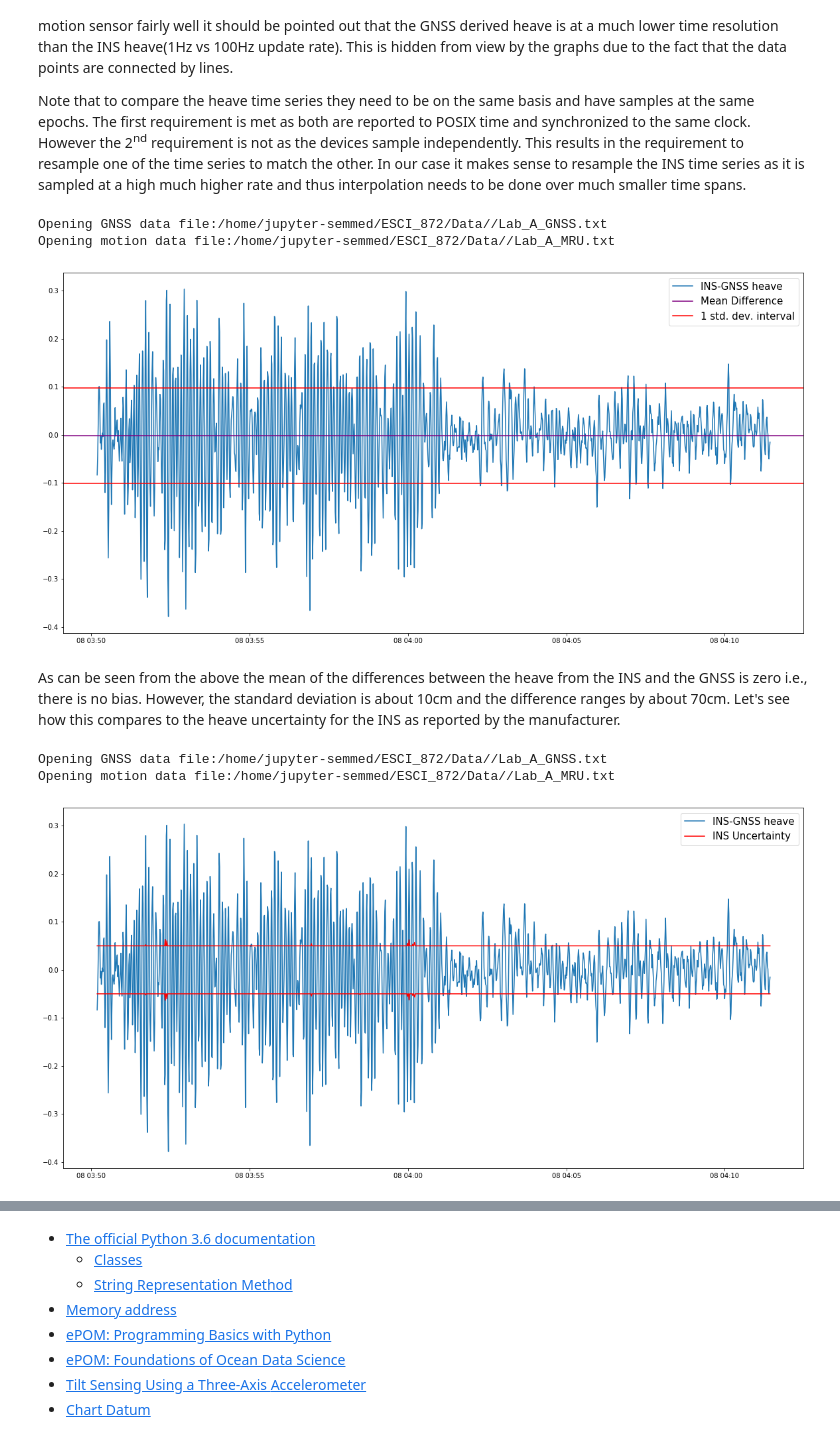
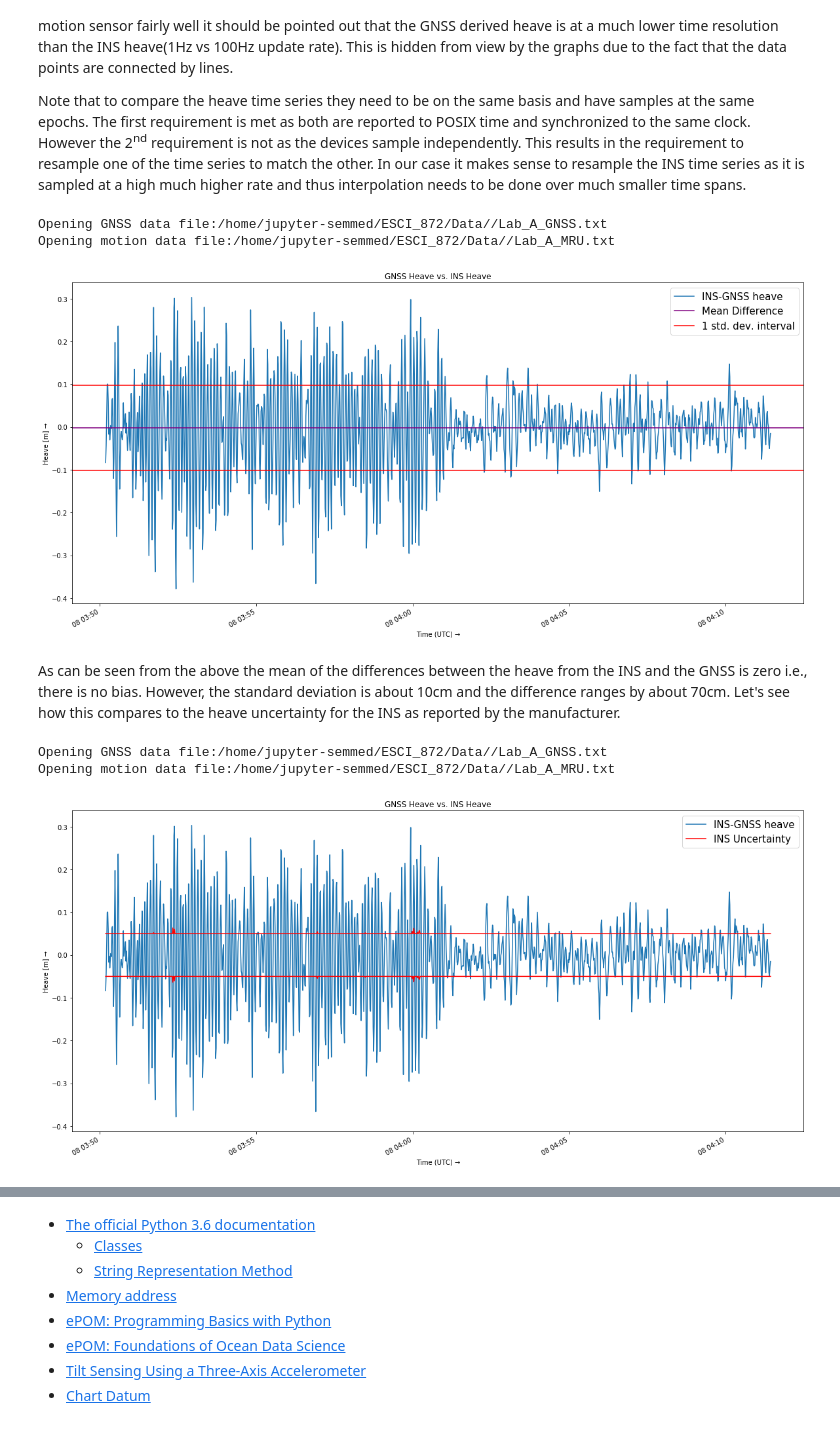
Before and after one commit to semmed/ESCI872_Public, a Jupyter notebook: Lab8_0.ipynb, the cells around one changed output, grey strips where cells are left out. Cells and saved outputs as stored; diff of their text form; code cells hidden in the pictures.

```diff
--- a/Lab8_0.ipynb
+++ b/Lab8_0.ipynb
@@ -458,34 +503,38 @@ running_mean = np.convolve(positions.heights,running_mean_kernel,mode='same')
 # Determine the number of samples to ignore in the filtering
 ignore_samples = n_window//2
 
 # Determine the heave by high pass filtering the data aka, subtracting the
 # low pass filtered data from the raw data.
 heave_gns = positions.heights - running_mean
 
 # Determine the heave from the INS at the same epochs by resampling
 
 gps_times = np.array([e.timestamp() for e in positions.times])
 ins_times = np.array([e.timestamp() for e in motions.times])
 
 ins_heave = np.interp(gps_times, ins_times, motions.heave)
 
 
 fig = plt.figure(figsize=(20, 10))
 ax1 = plt.subplot(1,1,1)
 ax1.plot(positions.times[ignore_samples_2:-ignore_samples_2-1],
          ins_heave[ignore_samples_2:-ignore_samples_2-1]+heave[ignore_samples_2:-ignore_samples_2-1], label = "INS-GNSS heave")
 
 mean = np.mean(ins_heave[ignore_samples_2:-ignore_samples_2-1]+heave[ignore_samples_2:-ignore_samples_2-1])
 stdev = np.std(ins_heave[ignore_samples_2:-ignore_samples_2-1]+heave[ignore_samples_2:-ignore_samples_2-1])
 ax1.axhline(mean,color='purple', label = 'Mean Difference')
 ax1.axhline(mean+stdev,color='red', label = '1 std. dev. interval')
 ax1.axhline(mean-stdev,color='red')
 ax1.legend(fontsize = 15)
+plt.title('GNSS Heave vs. INS Heave')
+ax1.set_ylabel('Heave [m] →')
+ax1.set_xlabel('Time ('+positions.metadata['time_basis']+') →')
+plt.gcf().autofmt_xdate()
 plt.show()
 # %% [output]
 Opening GNSS data file:/home/jupyter-semmed/ESCI_872/Data//Lab_A_GNSS.txt
 Opening motion data file:/home/jupyter-semmed/ESCI_872/Data//Lab_A_MRU.txt
-[figure, old version]
+[figure, new version]
 # %% [markdown]
 As can be seen from the above the mean of the differences between the heave from the INS and the GNSS is zero i.e., there is no bias. However, the standard deviation is about 10cm and the difference ranges by about 70cm. Let's see how this compares to the heave uncertainty for the INS as reported by the manufacturer.
 # %%
@@ -536,11 +585,16 @@ ax1.plot(positions.times[ignore_samples_2:-ignore_samples_2-1],
          -ins_uncertainty[ignore_samples_2:-ignore_samples_2-1],color='red')
 
 ax1.legend(fontsize = 15)
+plt.title('GNSS Heave vs. INS Heave')
+ax1.set_ylabel('Heave [m] →')
+ax1.set_xlabel('Time ('+positions.metadata['time_basis']+') →')
+plt.gcf().autofmt_xdate()
 plt.show()
+plt.show()
 # %% [output]
 Opening GNSS data file:/home/jupyter-semmed/ESCI_872/Data//Lab_A_GNSS.txt
 Opening motion data file:/home/jupyter-semmed/ESCI_872/Data//Lab_A_MRU.txt
-[figure, old version]
+[figure, new version]
 # %% [markdown]
 The manufactures specification for the Applanix POSMV 320 is that the expected uncertainty is the greater of 5cm or 5% of the observed heave. The orange line in the plot above shows this uncertainty versus the difference between the INS heave estimates and the GNSS heave estimates. It is clear that these differences far exceed the accuracy of the POSMV, thus if high accuracy is required the use of the POSMV is required.
 
```
Also changed, not shown: parts of 11 cells of this notebook, 1 other file.
